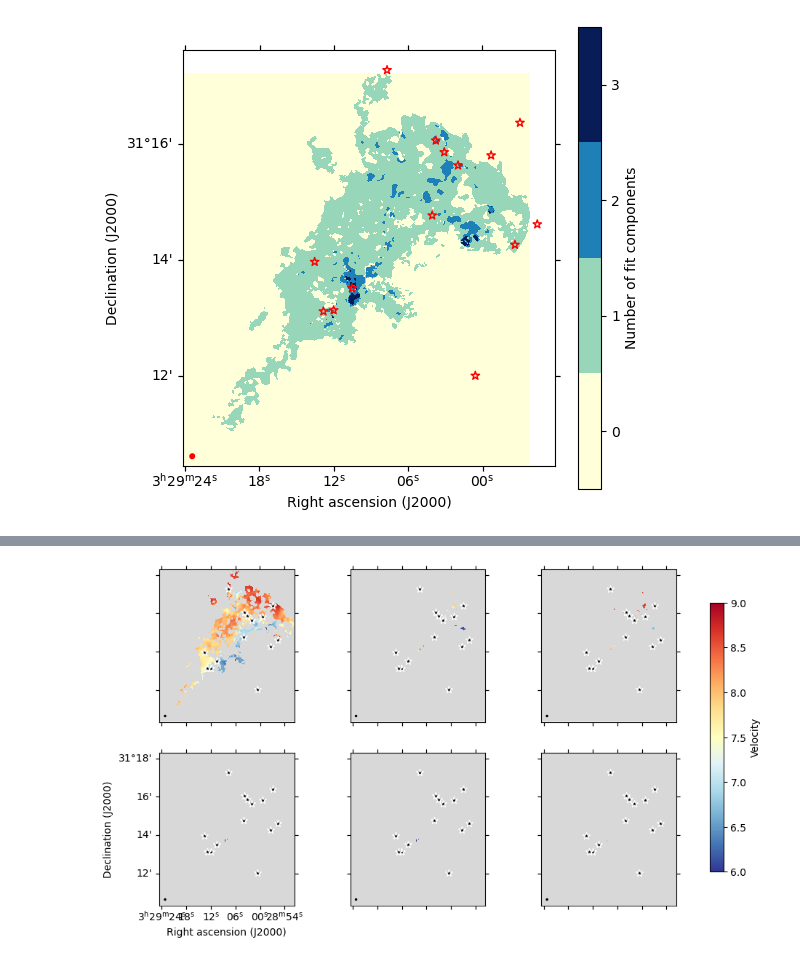
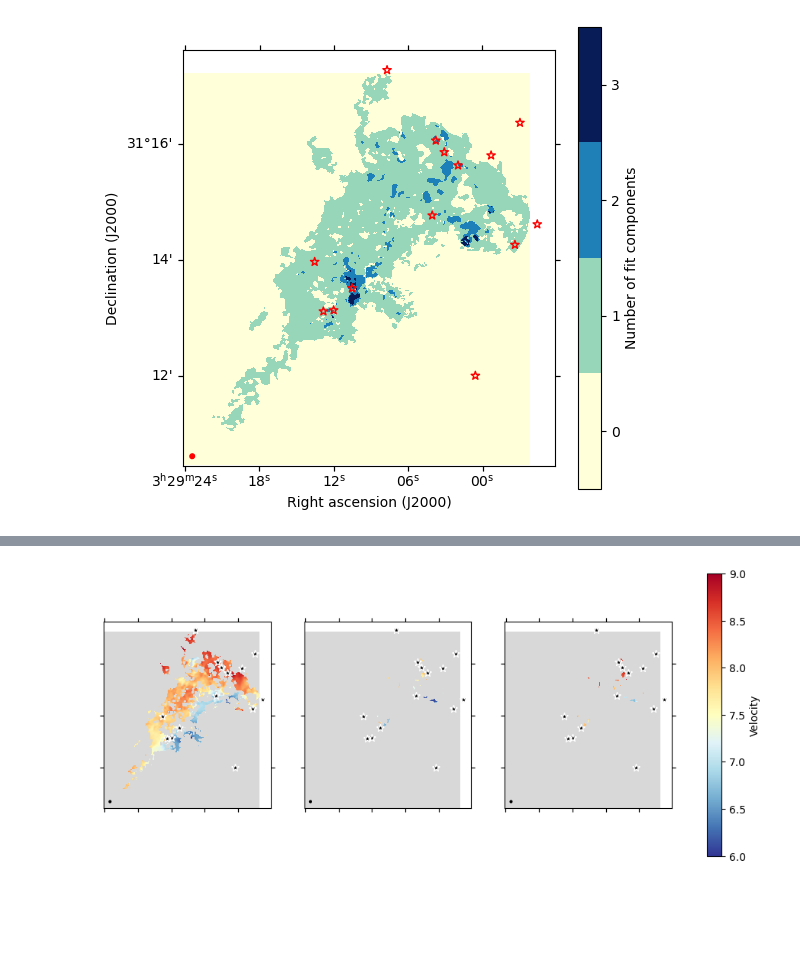
Before and after one commit to tere-valdivia/propstar_gasflow, a Jupyter notebook: figures_NGC1333SE.ipynb, the cells around one changed output, grey strips where cells are left out. Cells and saved outputs as stored; diff of their text form; code cells hidden in the pictures; blank space fills up the shorter version.

Commit message:
analysis outflows v1

```diff
--- a/figures_NGC1333SE.ipynb
+++ b/figures_NGC1333SE.ipynb
@@ -55,6 +56,7 @@ wcs = WCS(header2d)
 bmaj, bmin, bpa = np.array([header2d['bmaj'], header2d['bmin'], header2d['bpa']]) * u.deg
 cubehc3n = SpectralCube.read(hc3nfile)
 catalog_protostars = pd.read_csv(sourcecat)
+catalog_protostars_extended = pd.read_csv(sourcecat_extended)
 catalog_xray = pd.read_csv(xraycat)
 ncomp = fits.getdata(ncompfile)
 ncompflag = fits.getdata(ncompflagfile)
@@ -100,0 +142,7 @@ fig.savefig('figures/HC3N_mom0.pdf', bbox_inches='tight', dpi=100)
+# %%
+outflowsources = ['Per3', 'Per12', 'Per13', 'Per15', 'Per27', 'Per36', 'Per44SVS13B', 'SVS13C']
+outflowfolder = 'data/MASSES/'
+outflowbluebase = '{0}.12CO21.robust1_blue'
+outflowredbase = '{0}.12CO21.robust1_red'
+contourbluelist = np.array([[0.25, 0.2], [3, 12], [3, 6], [1.6, 1], [2.2, 4], [2.4, 2.4], [3.3, 10], [2, 4]]) # start, step
+contourredlist = np.array([[0.7,1.5], [3.5,10], [1.6, 5], [0.6,0.7], [1.5, 3], [5, 5], [6, 10], [3, 3]])
@@ -150,0 +303,31 @@ fig.savefig('figures/HC3N_ncompbayes.pdf', bbox_inches='tight', dpi=100)
+# %%
+fig, ax = plt.subplots(1, 1, figsize=(6,6), subplot_kw={'projection': wcs})
+cmap = cm.get_cmap('inferno').copy()
+cmap.set_bad('0.85')
+
+im = ax.imshow(hc3nmlex1[0], cmap=cmap)
+fig.colorbar(im, ax=ax, label=r'Tpeak (K)')
+lon = ax.coords[0]
+lat = ax.coords[1]
+lon.set_axislabel('Right ascension (J2000)')
+lat.set_axislabel('Declination (J2000)')
+
+add_beam(ax, major=bmaj, minor=bmin, angle=bpa, color='r', pad=0.1)
+
+for i in catalog_protostars_extended.index.values:
+    if catalog_protostars_extended.loc[i, 'Class'] == 'I' or catalog_protostars_extended.loc[i, 'Class'] == '0':
+        ax.scatter(catalog_protostars_extended.loc[i, 'RAJ2000'], catalog_protostars_extended.loc[i, 'DEJ2000'],
+                   transform=ax.get_transform('world'), marker='*', facecolor='k', edgecolor='w', s=70)
+    elif catalog_protostars_extended.loc[i, 'Class'] == 'II' or catalog_protostars_extended.loc[i, 'Class'] == 'III':
+        ax.scatter(catalog_protostars_extended.loc[i, 'RAJ2000'], catalog_protostars_extended.loc[i, 'DEJ2000'],
+                   transform=ax.get_transform('world'), marker='d', facecolor='k', edgecolor='w', s=50)
+    elif catalog_protostars_extended.loc[i, 'Class'] == 'F':
+        ax.scatter(catalog_protostars_extended.loc[i, 'RAJ2000'], catalog_protostars_extended.loc[i, 'DEJ2000'],
+                   transform=ax.get_transform('world'), marker='o', facecolor='k', edgecolor='w', s=50)
+    elif catalog_protostars_extended.loc[i, 'Class'] == 'S': continue
+
+
+# for i in catalog_xray.index.values:
+#     ax.scatter(catalog_xray.loc[i, 'RAJ2000'], catalog_xray.loc[i, 'DEJ2000'],
+#                transform=ax.get_transform('world'), marker='x', facecolor='r', s=70)
+fig.savefig('figures/HC3N_amplitude_mlex1_extendedlist.pdf', bbox_inches='tight', dpi=100)
@@ -151,40 +336,40 @@ fig.savefig('figures/HC3N_ncompbayes.pdf', bbox_inches='tight', dpi=100)
 # %%
-fig, axes = plt.subplots(2, 3, figsize=(12,6), subplot_kw={'projection': wcsn2hp})
+fig, axes = plt.subplots(1, 3, figsize=(12,6), subplot_kw={'projection': wcs})
 cmap = cm.get_cmap('RdYlBu_r').copy()
 cmap.set_bad('0.85')
 vmin = 6
 vmax= 9
 
-hc3nmlexlist = [hc3nmlex1[1], hc3nmlex2[1], hc3nmlex2[4], hc3nmlex3[1], hc3nmlex3[4], hc3nmlex3[7]]
+hc3nmlexlist = [hc3nmlex1[1], hc3nmlex2[1], hc3nmlex2[4]]
 
-for i, ax in enumerate(axes.flatten()):
+for i, ax in enumerate(axes):
 
     sc1 = ax.imshow(hc3nmlexlist[i], cmap=cmap, vmin=vmin, vmax=vmax)
     lon = ax.coords[0]
     lat = ax.coords[1]
     # ax.contour(ncompflag, levels=[0.5], colors='w', linewidths=0.5)
     if i==3:
         lon.set_axislabel('Right ascension (J2000)')
         lat.set_axislabel('Declination (J2000)')
 
     else:
         lon.set_ticklabel_visible(False)
         lat.set_ticklabel_visible(False)
         lon.set_axislabel('')
         lat.set_axislabel('')
 
     if i==2:
         fig.colorbar(sc1, ax=axes, label='Velocity',  shrink=0.8)
 
     add_beam(ax, major=bmaj, minor=bmin, angle=bpa, color='k', pad=0.1)
 
     for i in catalog_protostars.index.values:
         ax.scatter(catalog_protostars.loc[i, 'RAJ2000'], catalog_protostars.loc[i, 'DEJ2000'],
                    transform=ax.get_transform('world'), marker='*', facecolor='k', edgecolor='w', s=50)
 
 fig.savefig('figures/HC3N_ncompbayes_vel.pdf', bbox_inches='tight', dpi=100)
 # %% [output]
-[figure, old version]
+[figure, new version]
 # %%
 fig, ax = plt.subplots(1, 1, figsize=(6,6), subplot_kw={'projection': wcsn2hp})
 cmap = cm.get_cmap('inferno').copy()
```
Also changed, not shown: parts of 11 cells of this notebook, 10 other files.
